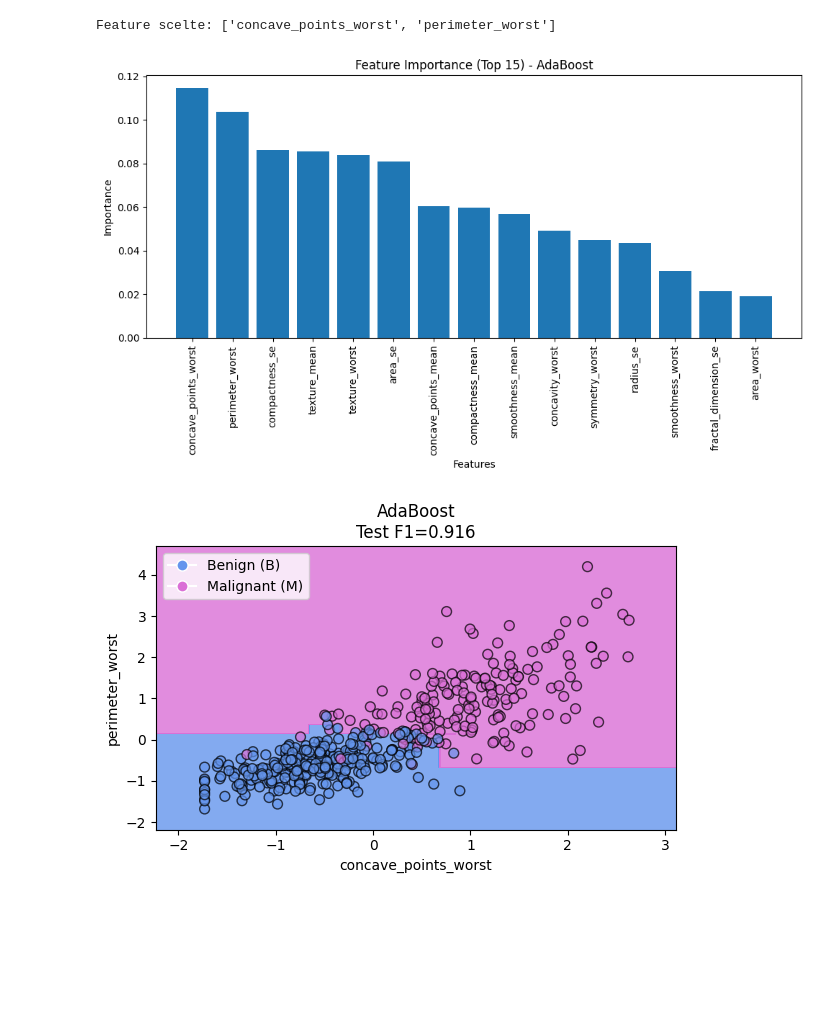
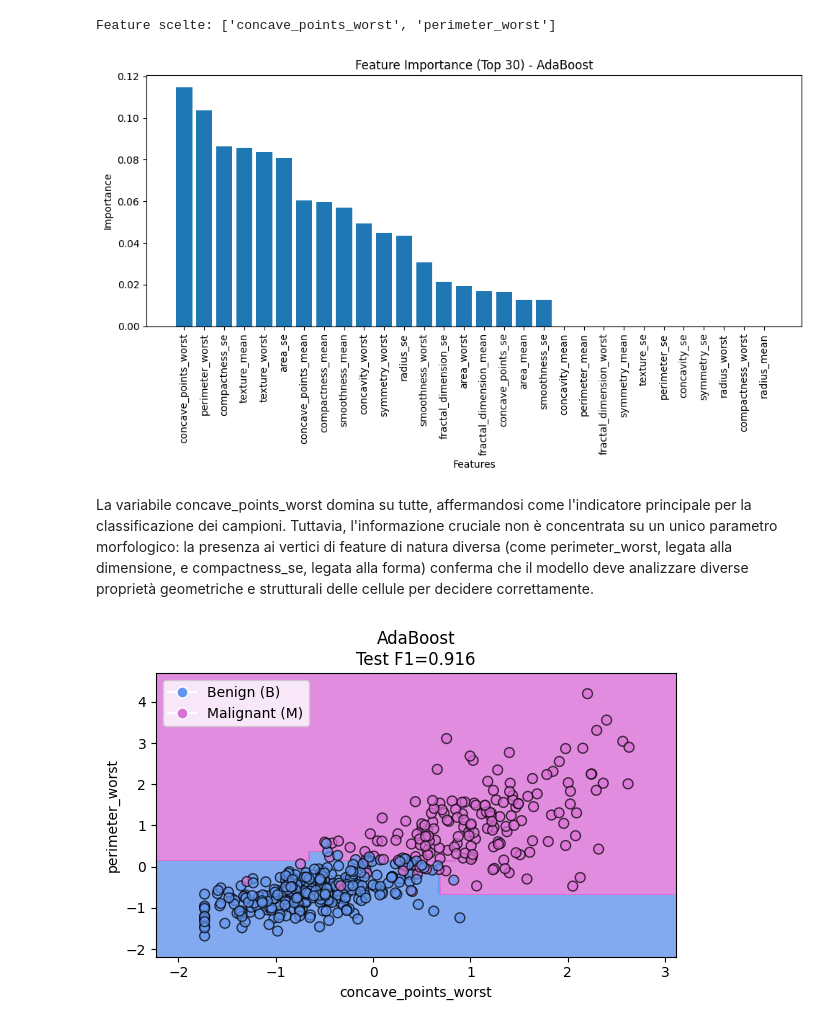
Before and after one commit to Pandanna/Data-Mining-Project, a Jupyter notebook: Dataset/Cancer_dataset.ipynb, the cells around one changed output. Drawn from its saved outputs; the diff is of its cells as text; code cells hidden in the pictures; blank space fills up the shorter version.

```diff
--- a/Dataset/Cancer_dataset.ipynb
+++ b/Dataset/Cancer_dataset.ipynb
@@ -972,18 +976,20 @@ Feature scelte: ['concave_points_worst', 'perimeter_worst']
 # %%
 # =======================
 # Visualizzazione delle feature più importanti secondo il modello
 # =======================
-top_n = min(15, len(importances))
+top_n = min(30, len(importances))
 plt.figure(figsize=(10, 6))
 plt.bar(range(top_n), importances[indices[:top_n]])
 plt.xticks(range(top_n), [feature_column_names[i] for i in indices[:top_n]], rotation=90)
 plt.xlabel('Features')
 plt.ylabel('Importance')
 plt.title(f'Feature Importance (Top {top_n}) - {best_model_name}')
 plt.tight_layout()
 plt.show()
 # %% [output]
-[figure, old version]
+[figure, new version]
+# %% [markdown]
+La variabile concave_points_worst domina su tutte, affermandosi come l'indicatore principale per la classificazione dei campioni. Tuttavia, l'informazione cruciale non è concentrata su un unico parametro morfologico: la presenza ai vertici di feature di natura diversa (come perimeter_worst, legata alla dimensione, e compactness_se, legata alla forma) conferma che il modello deve analizzare diverse proprietà geometriche e strutturali delle cellule per decidere correttamente.
 # %%
 # =======================
 # Valutazione del modello migliore usando le feature selezionate per importanza
```
Also changed, not shown: parts of 5 cells of this notebook, 1 other file.
